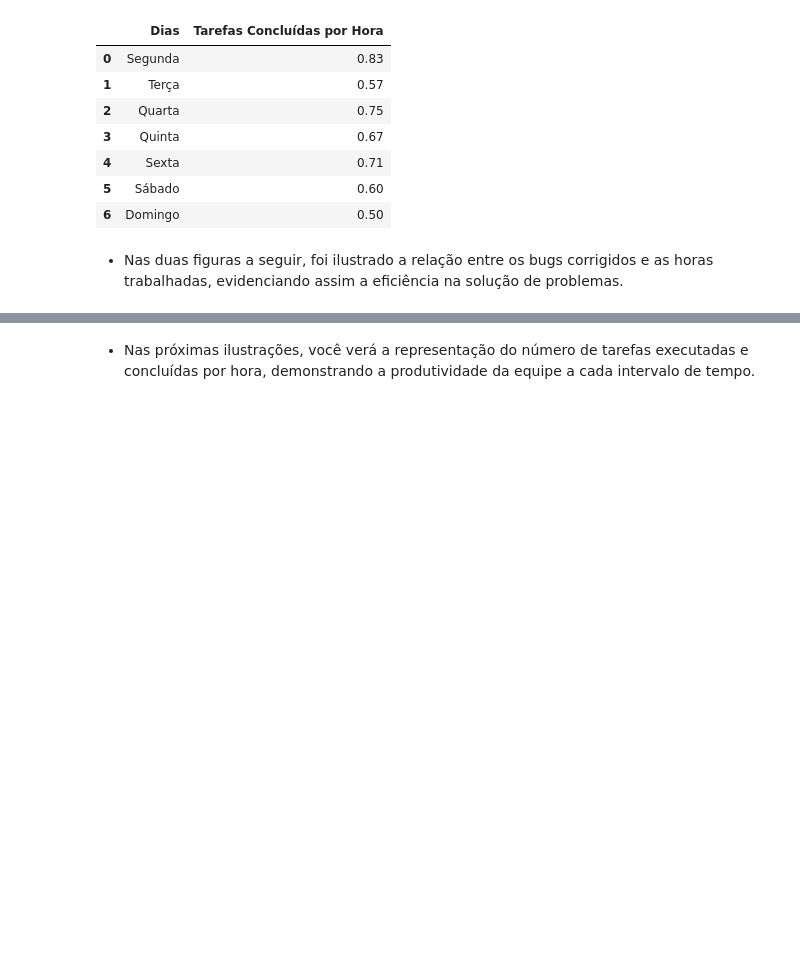
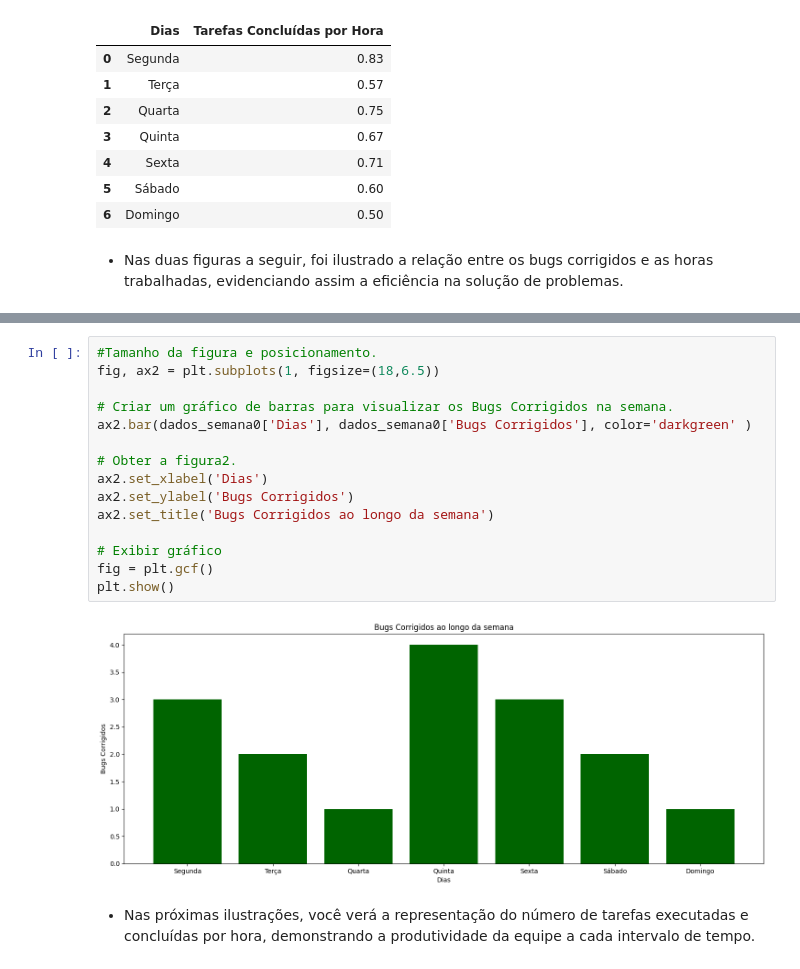
Before and after one commit to JoseanBorges/Projeto_Individual_M4, a Jupyter notebook: Projeto_Individual_M4.ipynb, the cells around one changed output, grey strips where cells are left out. Drawn from its saved outputs; the diff is of its cells as text; blank space fills up the shorter version.

```diff
--- a/Projeto_Individual_M4.ipynb
+++ b/Projeto_Individual_M4.ipynb
@@ -203,3 +195,20 @@ plt.show()
+# %%
+#Tamanho da figura e posicionamento.
+fig, ax2 = plt.subplots(1, figsize=(18,6.5))
+
+# Criar um gráfico de barras para visualizar os Bugs Corrigidos na semana.
+ax2.bar(dados_semana0['Dias'], dados_semana0['Bugs Corrigidos'], color='darkgreen' )
+
+# Obter a figura2.
+ax2.set_xlabel('Dias')
+ax2.set_ylabel('Bugs Corrigidos')
+ax2.set_title('Bugs Corrigidos ao longo da semana')
+
+# Exibir gráfico
+fig = plt.gcf()
+plt.show()
+# %% [output]
+[figure, added]
 # %% [markdown]
 * Nas próximas ilustrações, você verá a representação do número de tarefas executadas e concluídas por hora, demonstrando a produtividade da equipe a cada intervalo de tempo.
 # %%
```
Also changed, not shown: parts of 3 cells of this notebook.
